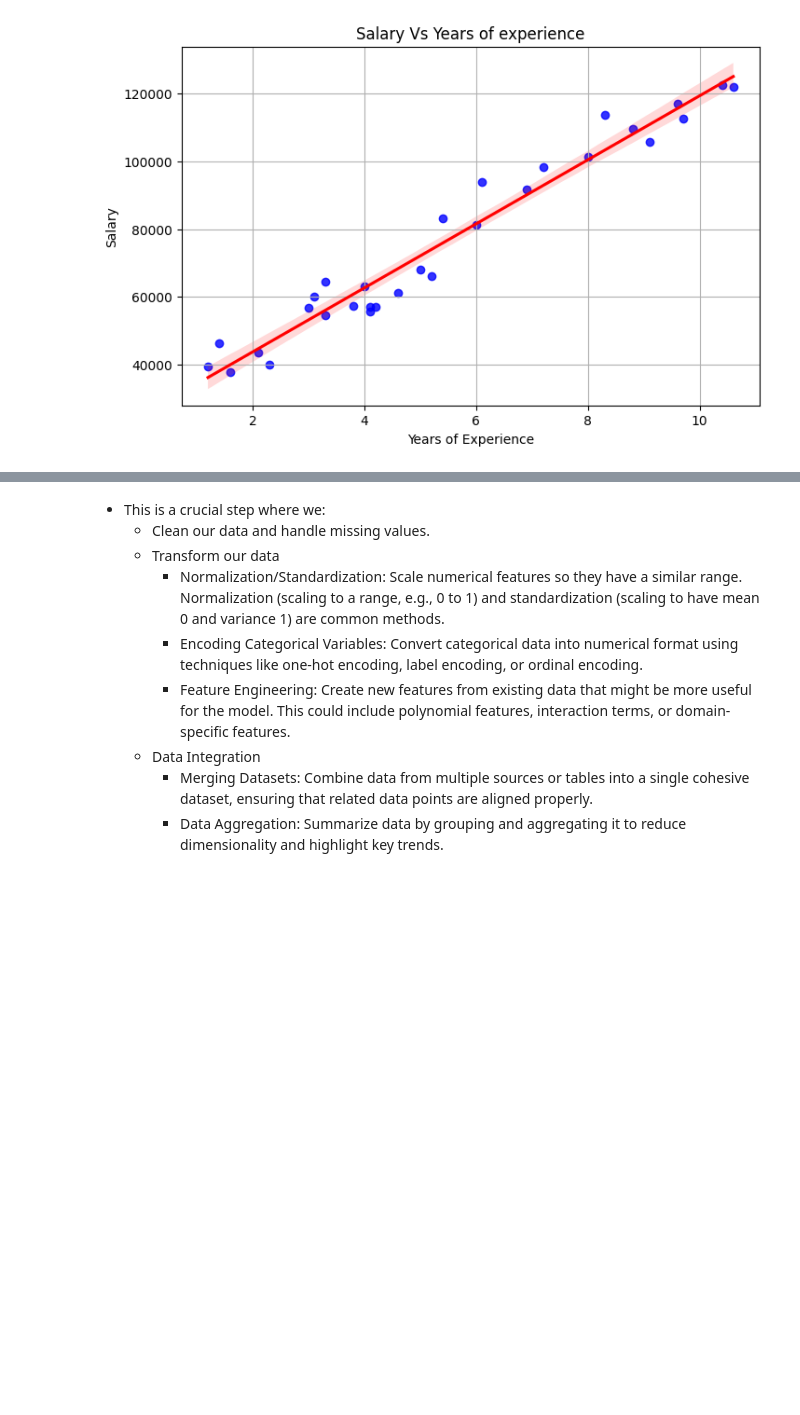
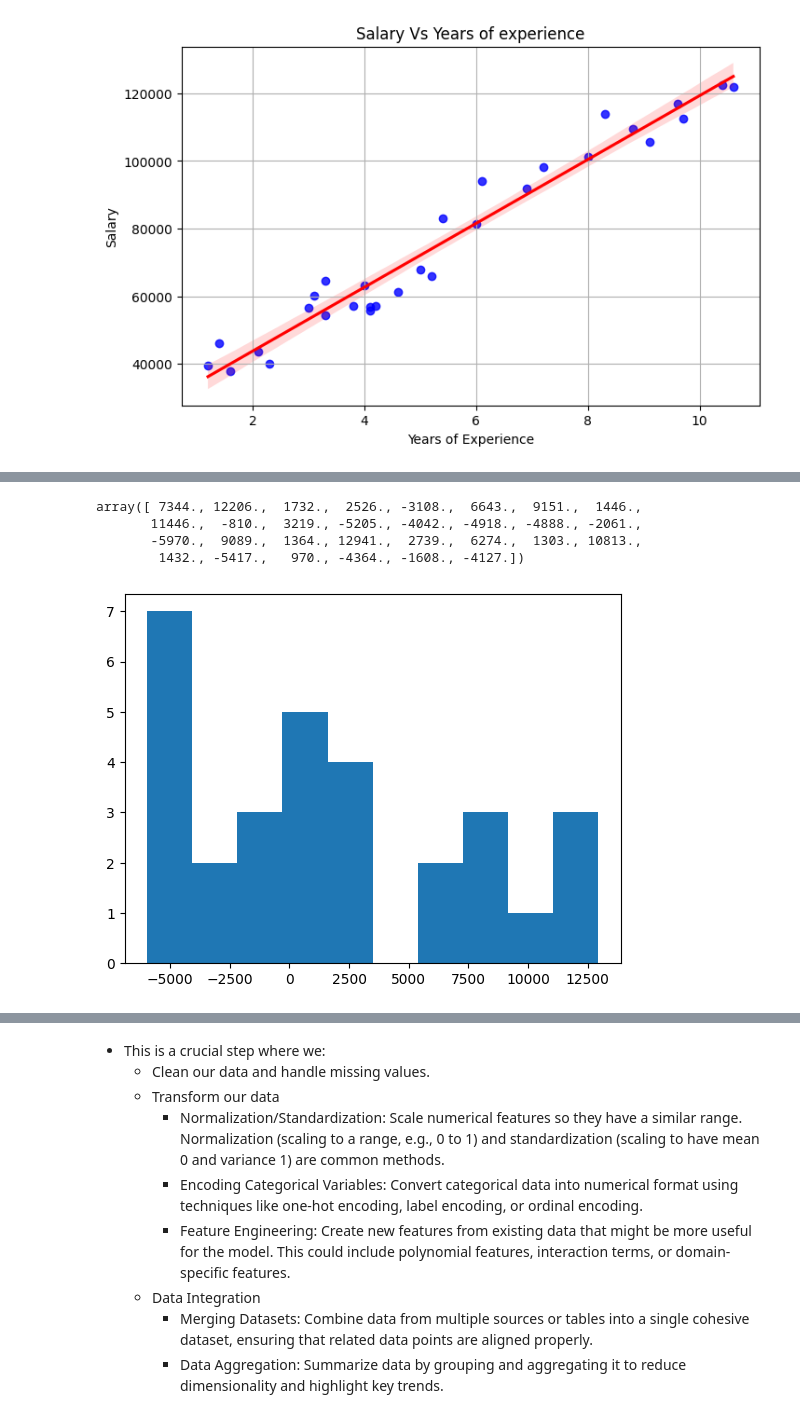
Before and after one commit to KiarieRayan/Salary_prediction, a Jupyter notebook: Salary_prediction.ipynb, the cells around one changed output, grey strips where cells are left out. Drawn from its saved outputs; the diff is of its cells as text; code cells hidden in the pictures; blank space fills up the shorter version.

```diff
--- a/Salary_prediction.ipynb
+++ b/Salary_prediction.ipynb
@@ -117,0 +170,13 @@ plt.show()
+# %%
+error= (np.array(df.y)-line_best_fit)
+np.round(error, 2)
+# %% [output]
+array([ 7344., 12206.,  1732.,  2526., -3108.,  6643.,  9151.,  1446.,
+       11446.,  -810.,  3219., -5205., -4042., -4918., -4888., -2061.,
+       -5970.,  9089.,  1364., 12941.,  2739.,  6274.,  1303., 10813.,
+        1432., -5417.,   970., -4364., -1608., -4127.])
+# %%
+plt.hist(error)
+plt.show()
+# %% [output]
+[figure, added]
```
Also changed, not shown: parts of 12 cells of this notebook.
